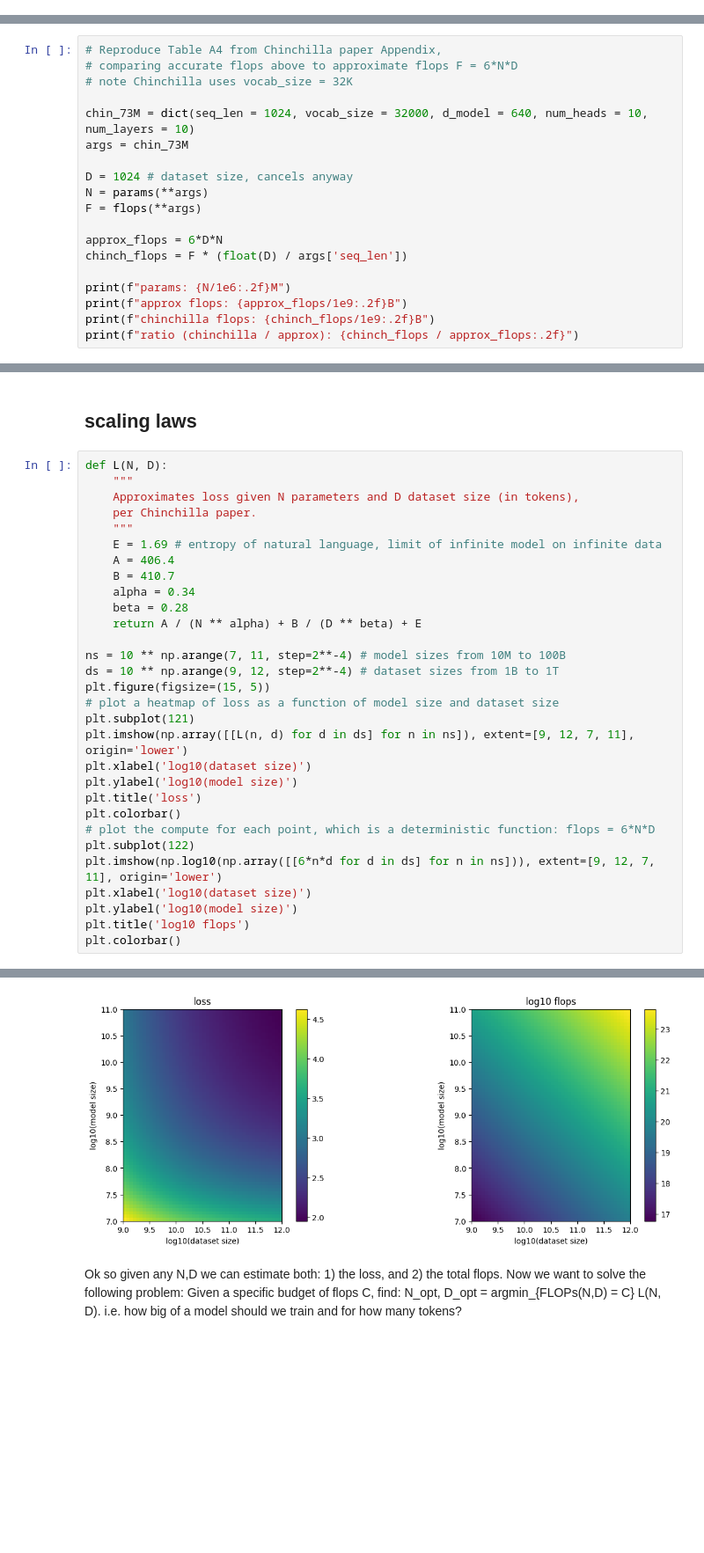
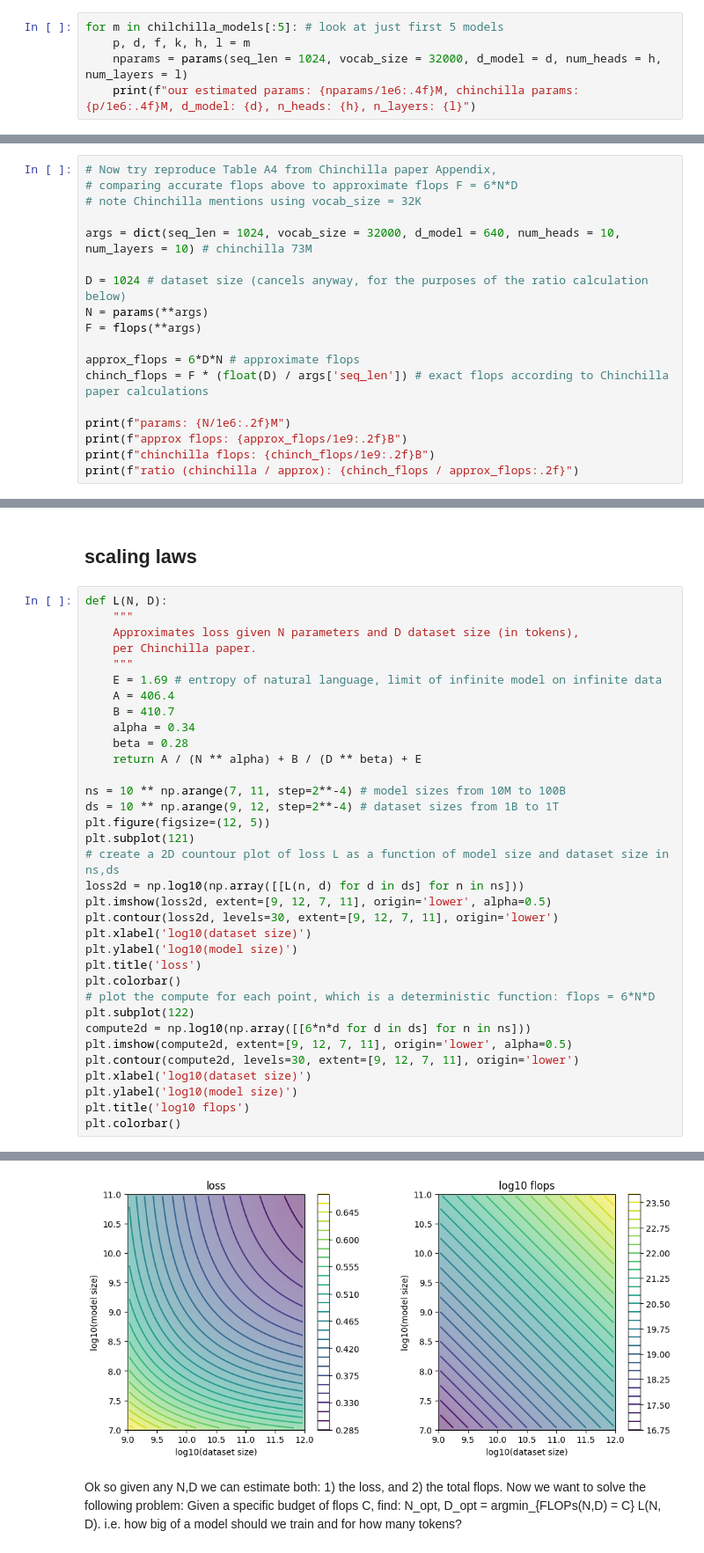
Before and after one commit to karpathy/nanoGPT, a Jupyter notebook: scaling_laws.ipynb, the cells around one changed output, grey strips where cells are left out. Shown at 88% size. Cells and saved outputs as stored; diff of their text form; blank space fills up the shorter version.

Commit message:
update scaling laws. basically i can't reproduce any of params, flops, or scaling laws of the Chinchilla paper atm...

```diff
--- a/scaling_laws.ipynb
+++ b/scaling_laws.ipynb
@@ -35,0 +47,5 @@ params(**gpt2)/1e6 # OpenAI reports gpt2 (small) as having 124M params, good.
+# %%
+for m in chilchilla_models[:5]: # look at just first 5 models
+    p, d, f, k, h, l = m
+    nparams = params(seq_len = 1024, vocab_size = 32000, d_model = d, num_heads = h, num_layers = l)
+    print(f"our estimated params: {nparams/1e6:.4f}M, chinchilla params: {p/1e6:.4f}M, d_model: {d}, n_heads: {h}, n_layers: {l}")
@@ -72,19 +100,18 @@ flops(**gpt2)/1e9
 # %% [output]
 766.006788096
 # %%
-# Reproduce Table A4 from Chinchilla paper Appendix,
+# Now try reproduce Table A4 from Chinchilla paper Appendix,
 # comparing accurate flops above to approximate flops F = 6*N*D
-# note Chinchilla uses vocab_size = 32K
+# note Chinchilla mentions using vocab_size = 32K
 
-chin_73M = dict(seq_len = 1024, vocab_size = 32000, d_model = 640, num_heads = 10, num_layers = 10)
-args = chin_73M
+args = dict(seq_len = 1024, vocab_size = 32000, d_model = 640, num_heads = 10, num_layers = 10) # chinchilla 73M
 
-D = 1024 # dataset size, cancels anyway
+D = 1024 # dataset size (cancels anyway, for the purposes of the ratio calculation below)
 N = params(**args)
 F = flops(**args)
 
-approx_flops = 6*D*N
-chinch_flops = F * (float(D) / args['seq_len'])
+approx_flops = 6*D*N # approximate flops
+chinch_flops = F * (float(D) / args['seq_len']) # exact flops according to Chinchilla paper calculations
 
 print(f"params: {N/1e6:.2f}M")
 print(f"approx flops: {approx_flops/1e9:.2f}B")
@@ -102,36 +129,40 @@ Well this is awkward because Chinchilla paper claims that number of params for t
 # %%
 def L(N, D):
     """
     Approximates loss given N parameters and D dataset size (in tokens),
     per Chinchilla paper.
     """
     E = 1.69 # entropy of natural language, limit of infinite model on infinite data
     A = 406.4
     B = 410.7
     alpha = 0.34
     beta = 0.28
     return A / (N ** alpha) + B / (D ** beta) + E
 
 ns = 10 ** np.arange(7, 11, step=2**-4) # model sizes from 10M to 100B
 ds = 10 ** np.arange(9, 12, step=2**-4) # dataset sizes from 1B to 1T
-plt.figure(figsize=(15, 5))
-# plot a heatmap of loss as a function of model size and dataset size
+plt.figure(figsize=(12, 5))
 plt.subplot(121)
-plt.imshow(np.array([[L(n, d) for d in ds] for n in ns]), extent=[9, 12, 7, 11], origin='lower')
+# create a 2D countour plot of loss L as a function of model size and dataset size in ns,ds
+loss2d = np.log10(np.array([[L(n, d) for d in ds] for n in ns]))
+plt.imshow(loss2d, extent=[9, 12, 7, 11], origin='lower', alpha=0.5)
+plt.contour(loss2d, levels=30, extent=[9, 12, 7, 11], origin='lower')
 plt.xlabel('log10(dataset size)')
 plt.ylabel('log10(model size)')
 plt.title('loss')
 plt.colorbar()
 # plot the compute for each point, which is a deterministic function: flops = 6*N*D
 plt.subplot(122)
-plt.imshow(np.log10(np.array([[6*n*d for d in ds] for n in ns])), extent=[9, 12, 7, 11], origin='lower')
+compute2d = np.log10(np.array([[6*n*d for d in ds] for n in ns]))
+plt.imshow(compute2d, extent=[9, 12, 7, 11], origin='lower', alpha=0.5)
+plt.contour(compute2d, levels=30, extent=[9, 12, 7, 11], origin='lower')
 plt.xlabel('log10(dataset size)')
 plt.ylabel('log10(model size)')
 plt.title('log10 flops')
 plt.colorbar()
 # %% [output]
 <matplotlib.colorbar.Colorbar at 0x...>
-[figure, old version]
+[figure, new version]
 # %% [markdown]
 Ok so given any N,D we can estimate both: 1) the loss, and 2) the total flops. Now we want to solve the following problem: Given a specific budget of flops C, find: N_opt, D_opt = argmin_{FLOPs(N,D) = C} L(N, D). i.e. how big of a model should we train and for how many tokens?
 # %%
```
Also changed, not shown: parts of 15 cells of this notebook.
